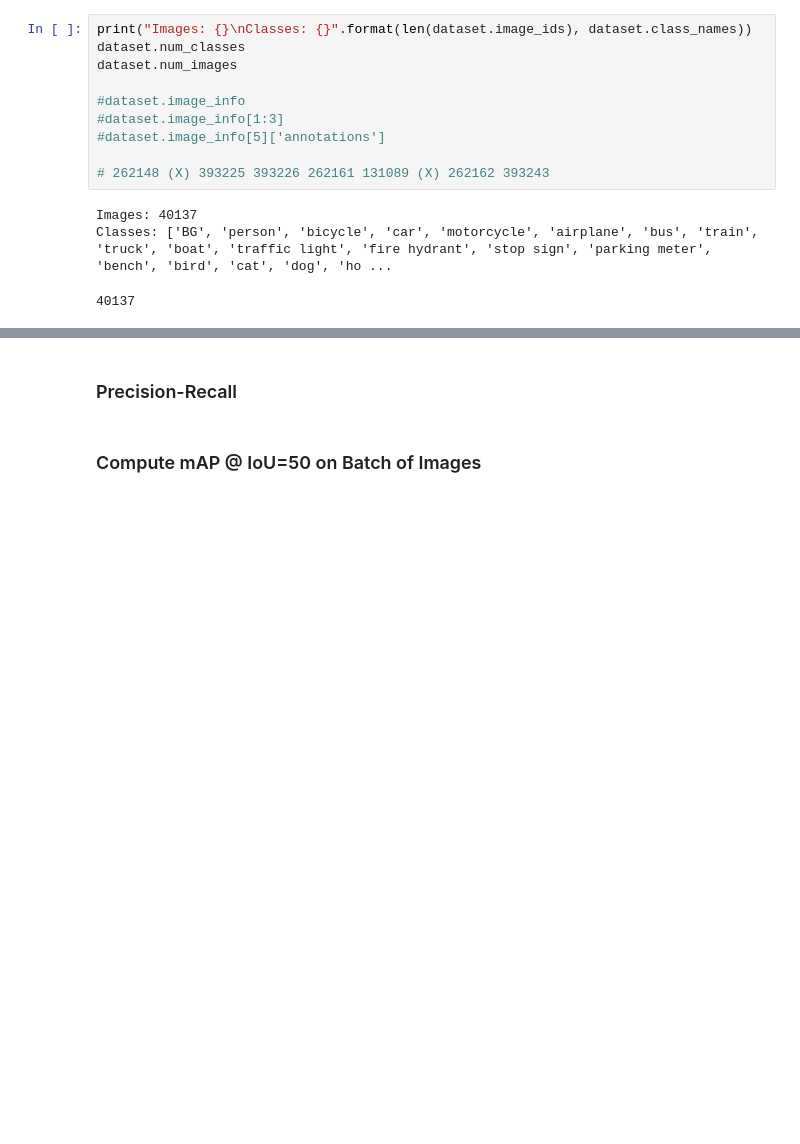
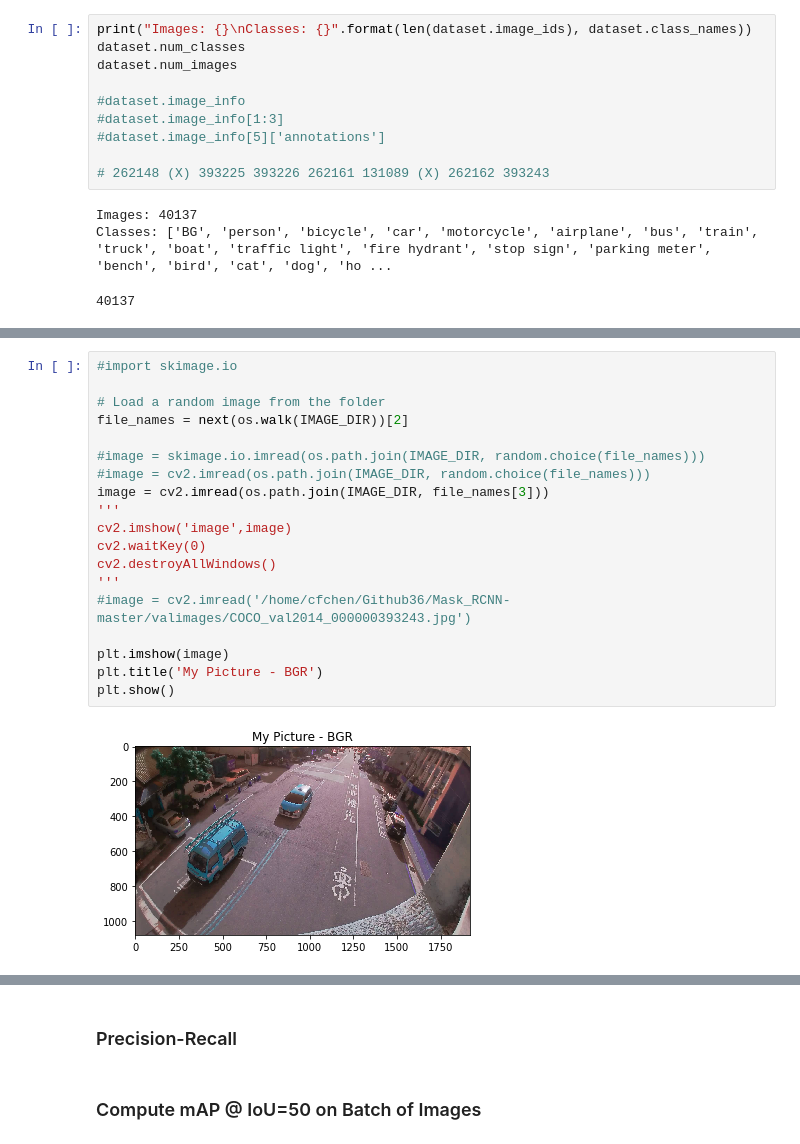
Before and after one commit to randomForester/HPB, a Jupyter notebook: TF_HPBrain/Temp/project_maskrcnn.ipynb, the cells around one changed output, grey strips where cells are left out. Drawn from its saved outputs; the diff is of its cells as text; blank space fills up the shorter version.

```diff
--- a/TF_HPBrain/Temp/project_maskrcnn.ipynb
+++ b/TF_HPBrain/Temp/project_maskrcnn.ipynb
@@ -490,0 +490,21 @@ AP @0.50-0.95:   0.398
+# %%
+#import skimage.io
+
+# Load a random image from the folder
+file_names = next(os.walk(IMAGE_DIR))[2]
+
+#image = skimage.io.imread(os.path.join(IMAGE_DIR, random.choice(file_names)))
+#image = cv2.imread(os.path.join(IMAGE_DIR, random.choice(file_names)))
+image = cv2.imread(os.path.join(IMAGE_DIR, file_names[3]))
+'''
+cv2.imshow('image',image)
+cv2.waitKey(0)
+cv2.destroyAllWindows()
+'''
+#image = cv2.imread('/home/cfchen/Github36/Mask_RCNN-master/valimages/COCO_val2014_000000393243.jpg')
+
+plt.imshow(image)
+plt.title('My Picture - BGR')
+plt.show()
+# %% [output]
+[figure, added]
```
Also changed, not shown: parts of 11 cells of this notebook.
